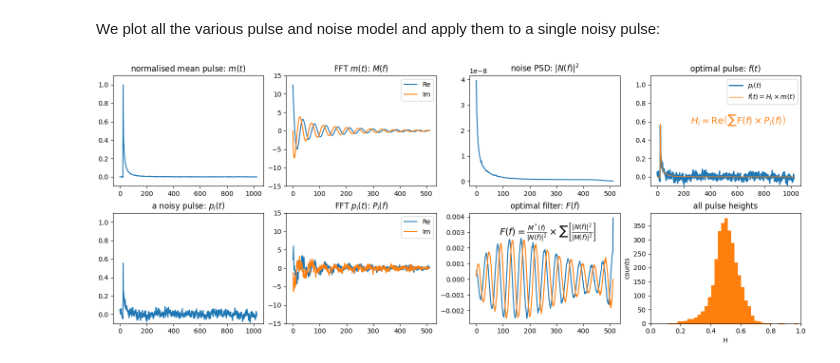
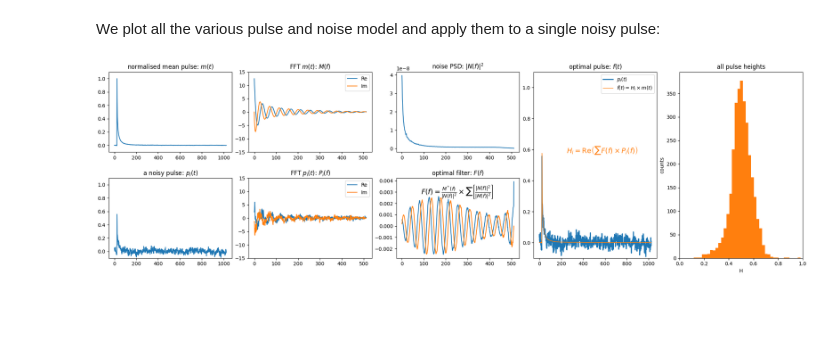
Before and after one commit to wilbertras/python-pulse-analysis, a Jupyter notebook: MUX/example.ipynb, the cells around one changed output. Drawn from its saved outputs; the diff is of its cells as text; code cells hidden in the pictures; blank space fills up the shorter version.

```diff
--- a/MUX/example.ipynb
+++ b/MUX/example.ipynb
@@ -45,7 +45,7 @@ noisy_pulse = pulses[pulse_nr, :]           # noisy pulse
 opt_pulse = H[pulse_nr]*norm_pulse          # optimal pulse
 fft_noisy_pulse = fft(noisy_pulse)[:len_onesided]
 # %%
-fig, axes = plt.subplot_mosaic('abcg;defh', figsize=(15, 6), sharey=False, constrained_layout=True)
+fig, axes = plt.subplot_mosaic('abcgh;defgh', figsize=(20, 6), sharey=False, constrained_layout=True)
 ax = axes['a']
 ax.plot(norm_pulse)
 ax.set_ylim([-.1, 1.1])
@@ -56,39 +56,39 @@ ax.plot(norm_pulse_fft.imag, label='Im')
 ax.set_ylim([-15, 15])
 ax.legend()
 ax.set_title('FFT $m(t)$: $M(f)$')
 ax = axes['c']
 ax.plot(noise_psd[exclude_dc:])
 ax.set_title('noise PSD: $|N(f)|^2$')
-ax = axes['f']
-ax.plot(filter.real)
-ax.plot(filter.imag)
-ax.set_title('optimal filter: $F(f)$')
-ax.text(.2, .8, '$F(f) = \\frac{M^*(f)}{|N(f)|^2}\\times\sum\left[\\frac{|N(f)|^2}{|M(f)|^2}\\right]$', color='k', transform=ax.transAxes, fontsize=14)
 ax = axes['d']
 ax.plot(noisy_pulse)
 ax.set_ylim([-.1, 1.1])
 ax.set_title('a noisy pulse: $p_i(t)$')
 ax = axes['e']
 ax.plot(fft_noisy_pulse[exclude_dc:].real, label='Re')
 ax.plot(fft_noisy_pulse[exclude_dc:].imag, label='Im')
 ax.legend()
 ax.set_title('FFT $p_i(t)$: $P_i(f)$')
 ax.set_ylim([-15, 15])
+ax = axes['f']
+ax.plot(filter.real)
+ax.plot(filter.imag)
+ax.set_title('optimal filter: $F(f)$')
+ax.text(.2, .8, '$F(f) = \\frac{M^*(f)}{|N(f)|^2}\\times\sum\left[\\frac{|N(f)|^2}{|M(f)|^2}\\right]$', color='k', transform=ax.transAxes, fontsize=14)
 ax = axes['g']
 ax.plot(noisy_pulse, label='$p_i(t)$', lw=2)
 ax.plot(opt_pulse, label='$f(t) = H_i \\times m(t)$', lw=1)
 ax.text(250, H[pulse_nr], '$H_i = \\rm Re\\left(\sum \it F(f) \\times P_i(f) \\right)$', color='tab:orange', fontsize=14)
 ax.set_title('optimal pulse: $f(t)$')
 ax.legend()
 ax.set_ylim([-.1, 1.1])
 ax = axes['h']
 _ = ax.hist(np.real(H), facecolor='tab:orange', bins=125)
 ax.set_xlabel('H')
 ax.set_ylabel('counts')
 _ = ax.set_xlim([0, 1])
 _ = ax.set_title('all pulse heights')
 # %% [output]
-[figure, old version]
+[figure, new version]
 # %%
 # def expulse(t, tau):
 #     return np.exp(-t/tau)
```
